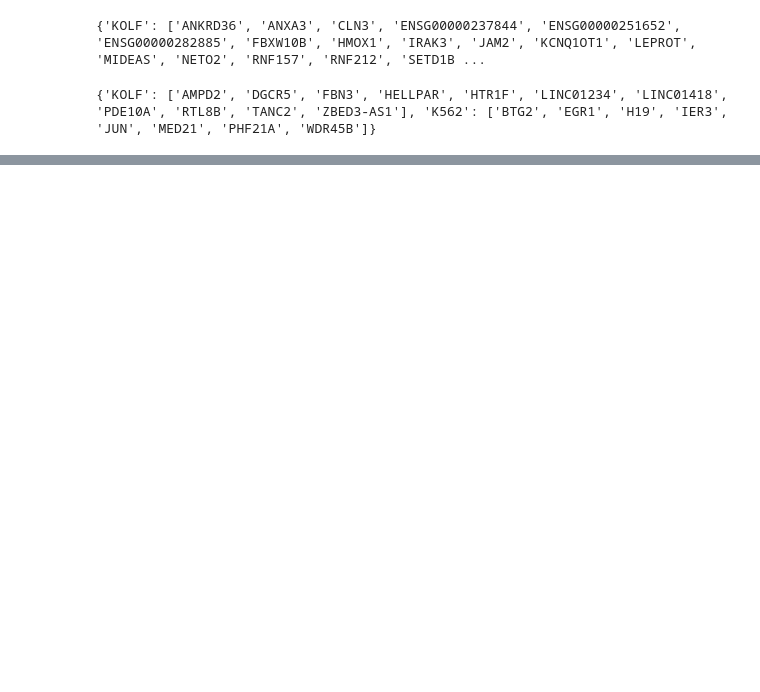
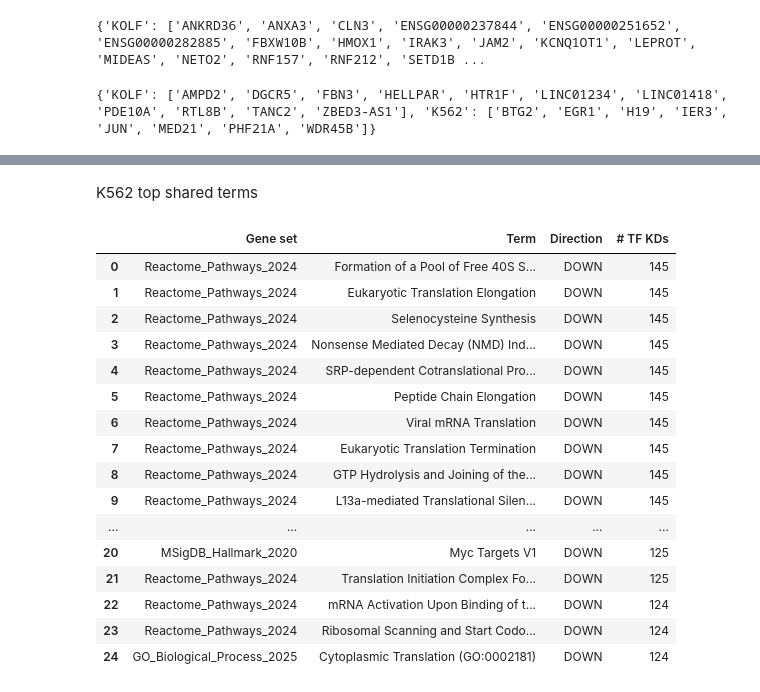
Before and after one commit to subramaniam-lab-ucsd/tf-project, a Jupyter notebook: tf_project_kolf_k562_comparison.ipynb, the cells around one changed output, grey strips where cells are left out. Drawn from its saved outputs; the diff is of its cells as text; code cells hidden in the pictures; blank space fills up the shorter version.

```diff
--- a/tf_project_kolf_k562_comparison.ipynb
+++ b/tf_project_kolf_k562_comparison.ipynb
@@ -1076,0 +740,2 @@ print(set(k562_shared_strong_reactome_res_enriched["TF KD"].values))
+# %% [markdown]
+K562 top shared terms
@@ -1076,0 +795,21 @@ print(set(k562_shared_strong_reactome_res_enriched["TF KD"].values))
+# %%
+with pd.option_context('display.max_colwidth', 100):
+    display(kolf_kd_common_gsea_terms[["Gene set", "Term", "Direction", "# TF KDs"]].head(25))
+# %% [output]
+|  | Gene set | Term | Direction | # TF KDs |
+| 0 | Reactome_Pathways_2024 | Formation of a Pool of Free 40S S... | DOWN | 145 |
+| 1 | Reactome_Pathways_2024 | Eukaryotic Translation Elongation | DOWN | 145 |
+| 2 | Reactome_Pathways_2024 | Selenocysteine Synthesis | DOWN | 145 |
+| 3 | Reactome_Pathways_2024 | Nonsense Mediated Decay (NMD) Ind... | DOWN | 145 |
+| 4 | Reactome_Pathways_2024 | SRP-dependent Cotranslational Pro... | DOWN | 145 |
+| 5 | Reactome_Pathways_2024 | Peptide Chain Elongation | DOWN | 145 |
+| 6 | Reactome_Pathways_2024 | Viral mRNA Translation | DOWN | 145 |
+| 7 | Reactome_Pathways_2024 | Eukaryotic Translation Termination | DOWN | 145 |
+| 8 | Reactome_Pathways_2024 | GTP Hydrolysis and Joining of the... | DOWN | 145 |
+| 9 | Reactome_Pathways_2024 | L13a-mediated Translational Silen... | DOWN | 145 |
+| ... | ... | ... | ... | ... |
+| 20 | MSigDB_Hallmark_2020 | Myc Targets V1 | DOWN | 125 |
+| 21 | Reactome_Pathways_2024 | Translation Initiation Complex Fo... | DOWN | 125 |
+| 22 | Reactome_Pathways_2024 | mRNA Activation Upon Binding of t... | DOWN | 124 |
+| 23 | Reactome_Pathways_2024 | Ribosomal Scanning and Start Codo... | DOWN | 124 |
+| 24 | GO_Biological_Process_2025 | Cytoplasmic Translation (GO:0002181) | DOWN | 124 |
```
Also changed, not shown: parts of 72 cells of this notebook, 10 other files.
